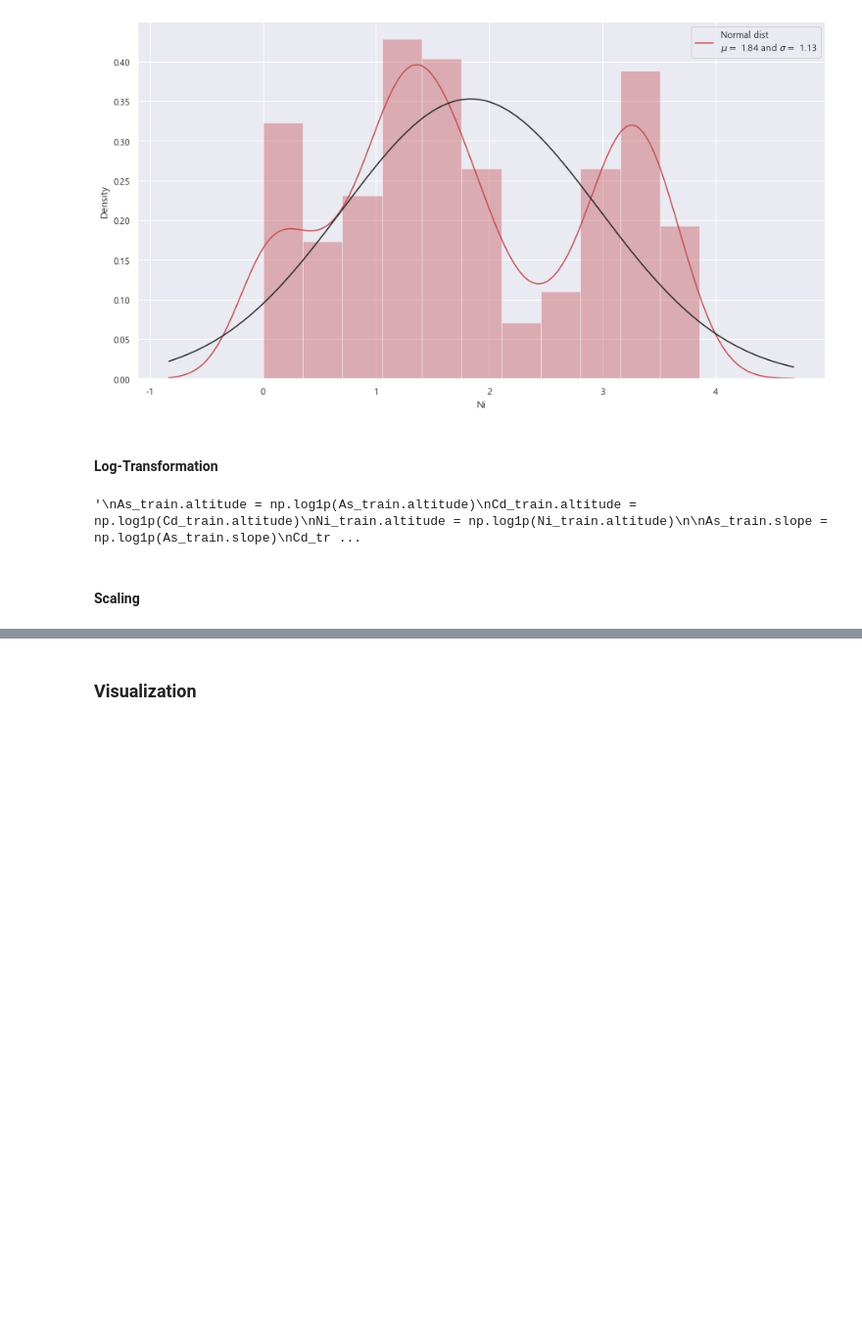
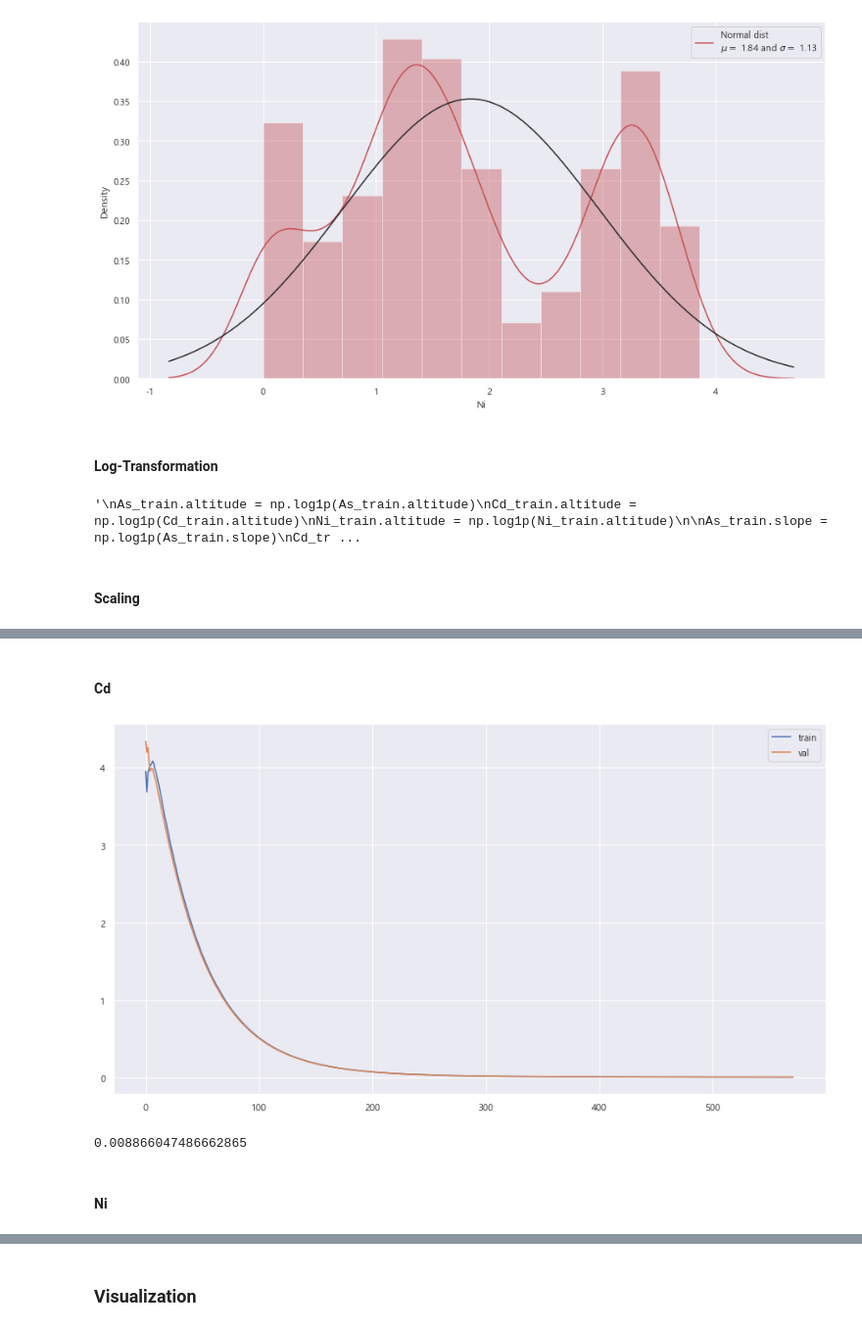
Before and after one commit to jyssys/graduation-thesis, a Jupyter notebook: soil_polution_predict_DNN.ipynb, the cells around one changed output, grey strips where cells are left out. Shown at 98% size. Drawn from its saved outputs; the diff is of its cells as text; code cells hidden in the pictures; blank space fills up the shorter version.

```diff
--- a/soil_polution_predict_DNN.ipynb
+++ b/soil_polution_predict_DNN.ipynb
@@ -524,0 +371,25 @@ print(rf_As_test.loc[:,('As_real_value', 'As_value')])
+# %% [markdown]
+#### Cd
+# %%
+model, eta = simpleDNN(Cd_X)
+
+model.compile(optimizer=keras.optimizers.Adam(learning_rate=eta),
+              loss='mse', metrics=['mse'])
+early_stopping = keras.callbacks.EarlyStopping(monitor='val_loss',
+                                               patience=30, restore_best_weights=True)
+lr_scheduler = keras.callbacks.ReduceLROnPlateau(monitor='val_loss', factor=0.5,
+                                                 patience=10, verbose=0, mode='auto',
+                                                 min_delta=0.0001, cooldown=0, min_lr=0)
+# %%
+Cd_history = model.fit(Cd_X, Cd_y, validation_split=0.1,
+                        epochs=1000, batch_size=256, callbacks=[early_stopping, lr_scheduler],
+                        verbose=0)
+# %%
+plt.plot(Cd_history.history['loss'][3:], label='train')
+plt.plot(Cd_history.history['val_loss'][3:], label='val')
+plt.legend()
+plt.show()
+print(Cd_history.history['val_loss'][-30])
+# %% [output]
+[figure, added]
+0.008866047486662865
@@ -524,0 +402,2 @@ print(rf_As_test.loc[:,('As_real_value', 'As_value')])
+# %% [markdown]
+#### Ni
```
Also changed, not shown: parts of 53 cells of this notebook, 10 other files.
